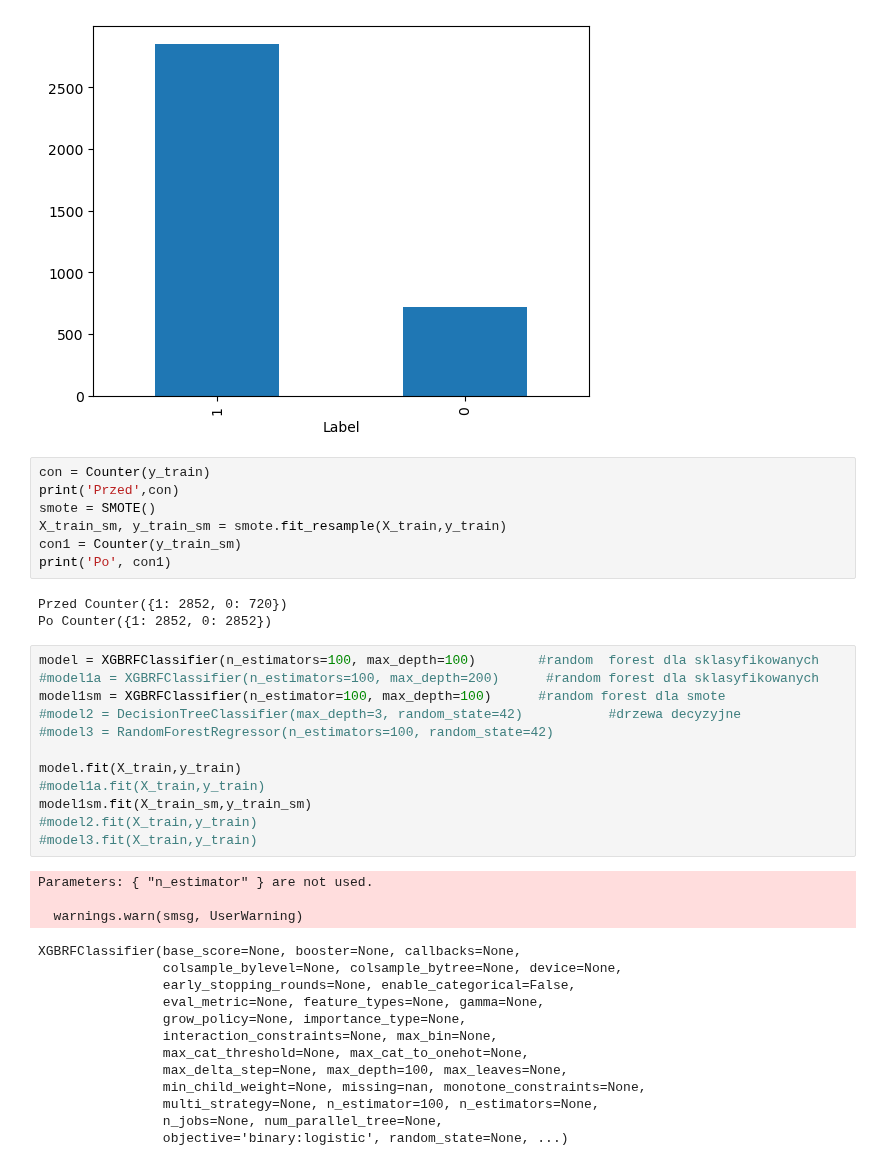
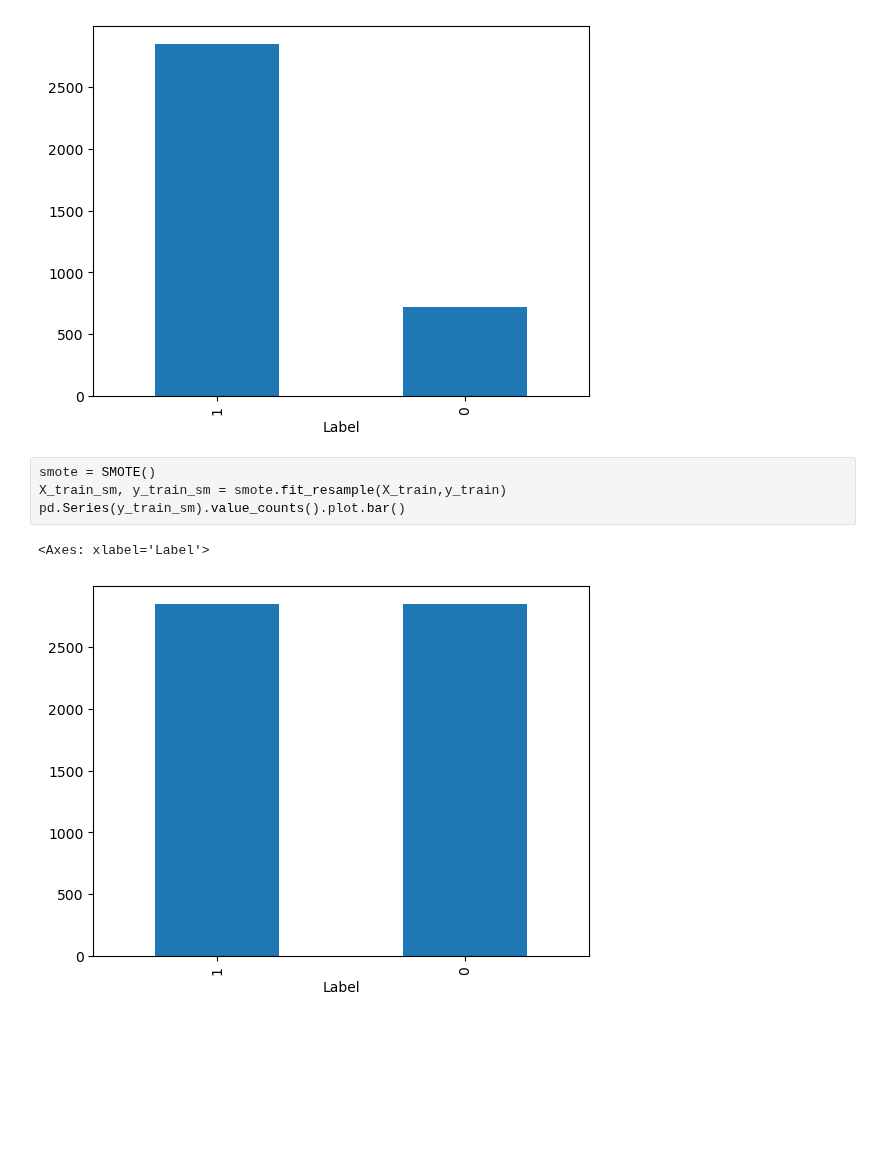
Before and after one commit to BeNNeTTcik/xgboost, a Jupyter notebook: notebooks/nb_android.ipynb, the cells around one changed output. Drawn from its saved outputs; the diff is of its cells as text; blank space fills up the shorter version.

```diff
--- a/notebooks/nb_android.ipynb
+++ b/notebooks/nb_android.ipynb
@@ -122,40 +114,9 @@ pd.Series(y_train).value_counts().plot.bar()
 <Axes: xlabel='Label'>
 [figure]
 # %%
-con = Counter(y_train)
-print('Przed',con)
 smote = SMOTE()
 X_train_sm, y_train_sm = smote.fit_resample(X_train,y_train)
-con1 = Counter(y_train_sm)
-print('Po', con1)
+pd.Series(y_train_sm).value_counts().plot.bar()
 # %% [output]
-Przed Counter({1: 2852, 0: 720})
-Po Counter({1: 2852, 0: 2852})
+<Axes: xlabel='Label'>
+[figure, added]
-# %%
-model = XGBRFClassifier(n_estimators=100, max_depth=100)        #random  forest dla sklasyfikowanych
-#model1a = XGBRFClassifier(n_estimators=100, max_depth=200)      #random forest dla sklasyfikowanych
-model1sm = XGBRFClassifier(n_estimator=100, max_depth=100)      #random forest dla smote
-#model2 = DecisionTreeClassifier(max_depth=3, random_state=42)           #drzewa decyzyjne
-#model3 = RandomForestRegressor(n_estimators=100, random_state=42)
-
-model.fit(X_train,y_train)
-#model1a.fit(X_train,y_train)
-model1sm.fit(X_train_sm,y_train_sm)
-#model2.fit(X_train,y_train)
-#model3.fit(X_train,y_train)
-# %% [output]
-Parameters: { "n_estimator" } are not used.
-
-  warnings.warn(smsg, UserWarning)
-XGBRFClassifier(base_score=None, booster=None, callbacks=None,
-                colsample_bylevel=None, colsample_bytree=None, device=None,
-                early_stopping_rounds=None, enable_categorical=False,
-                eval_metric=None, feature_types=None, gamma=None,
-                grow_policy=None, importance_type=None,
-                interaction_constraints=None, max_bin=None,
-                max_cat_threshold=None, max_cat_to_onehot=None,
-                max_delta_step=None, max_depth=100, max_leaves=None,
-                min_child_weight=None, missing=nan, monotone_constraints=None,
-                multi_strategy=None, n_estimator=100, n_estimators=None,
-                n_jobs=None, num_parallel_tree=None,
-                objective='binary:logistic', random_state=None, ...)
```
Also changed, not shown: parts of 10 cells of this notebook, 2 other files.
